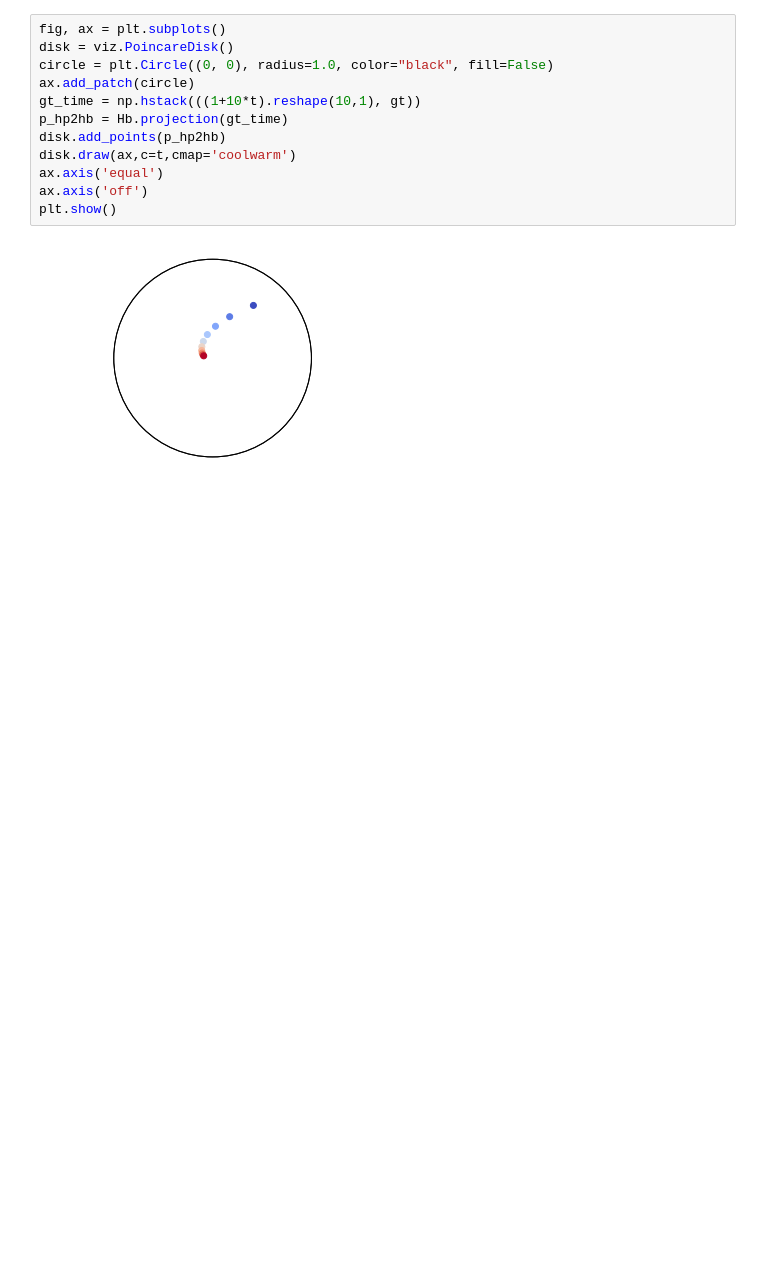
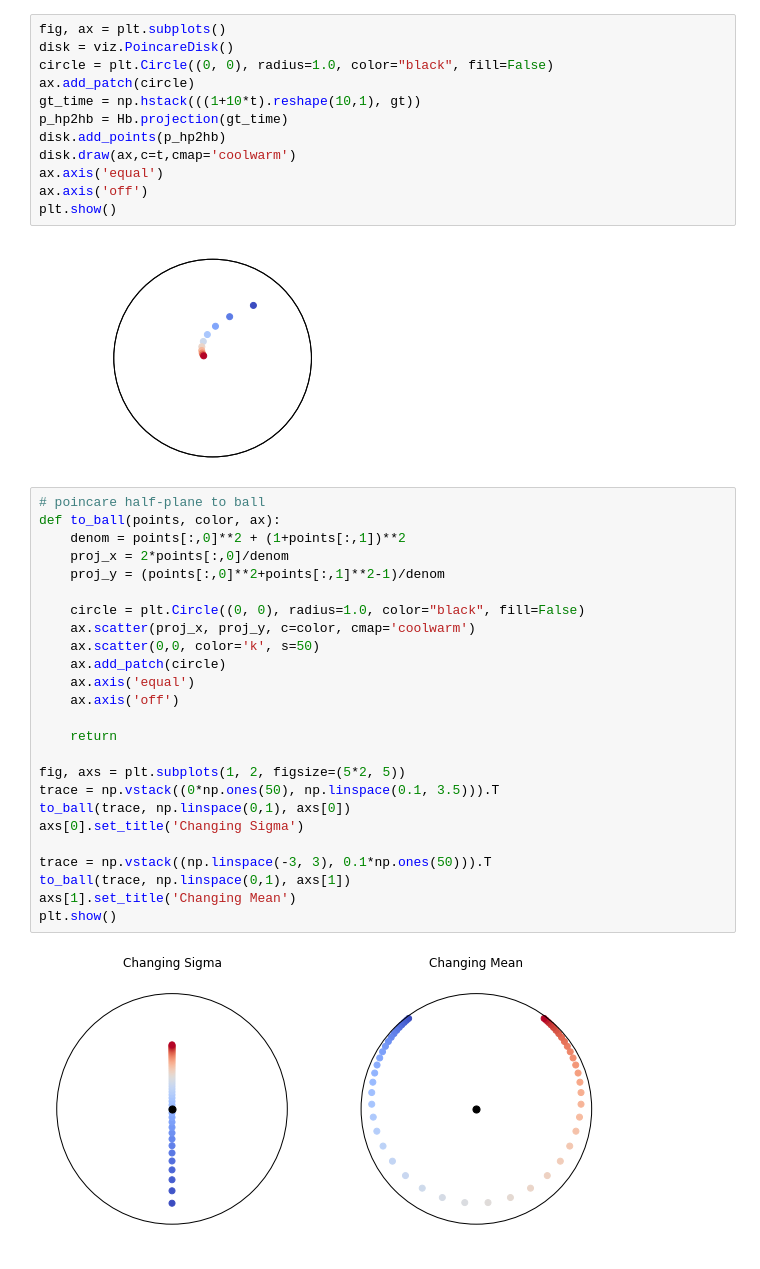
Before and after one commit to pozzo-research-group/HEAD, a Jupyter notebook: notebooks/22-Hyperbolic geometry models.ipynb, the cells around one changed output. Drawn from its saved outputs; the diff is of its cells as text; blank space fills up the shorter version.

Commit message:
make expts to be tracked; add Poincaré Ball model example

```diff
--- a/notebooks/22-Hyperbolic geometry models.ipynb
+++ b/notebooks/22-Hyperbolic geometry models.ipynb
@@ -47,3 +47,30 @@ ax.axis('off')
 plt.show()
 # %% [output]
 [figure]
+# %%
+# poincare half-plane to ball
+def to_ball(points, color, ax):
+    denom = points[:,0]**2 + (1+points[:,1])**2
+    proj_x = 2*points[:,0]/denom
+    proj_y = (points[:,0]**2+points[:,1]**2-1)/denom
+
+    circle = plt.Circle((0, 0), radius=1.0, color="black", fill=False)
+    ax.scatter(proj_x, proj_y, c=color, cmap='coolwarm')
+    ax.scatter(0,0, color='k', s=50)
+    ax.add_patch(circle)
+    ax.axis('equal')
+    ax.axis('off')
+
+    return
+
+fig, axs = plt.subplots(1, 2, figsize=(5*2, 5))
+trace = np.vstack((0*np.ones(50), np.linspace(0.1, 3.5))).T
+to_ball(trace, np.linspace(0,1), axs[0])
+axs[0].set_title('Changing Sigma')
+
+trace = np.vstack((np.linspace(-3, 3), 0.1*np.ones(50))).T
+to_ball(trace, np.linspace(0,1), axs[1])
+axs[1].set_title('Changing Mean')
+plt.show()
+# %% [output]
+[figure, added]
```
Also changed, not shown: 10 other files.
